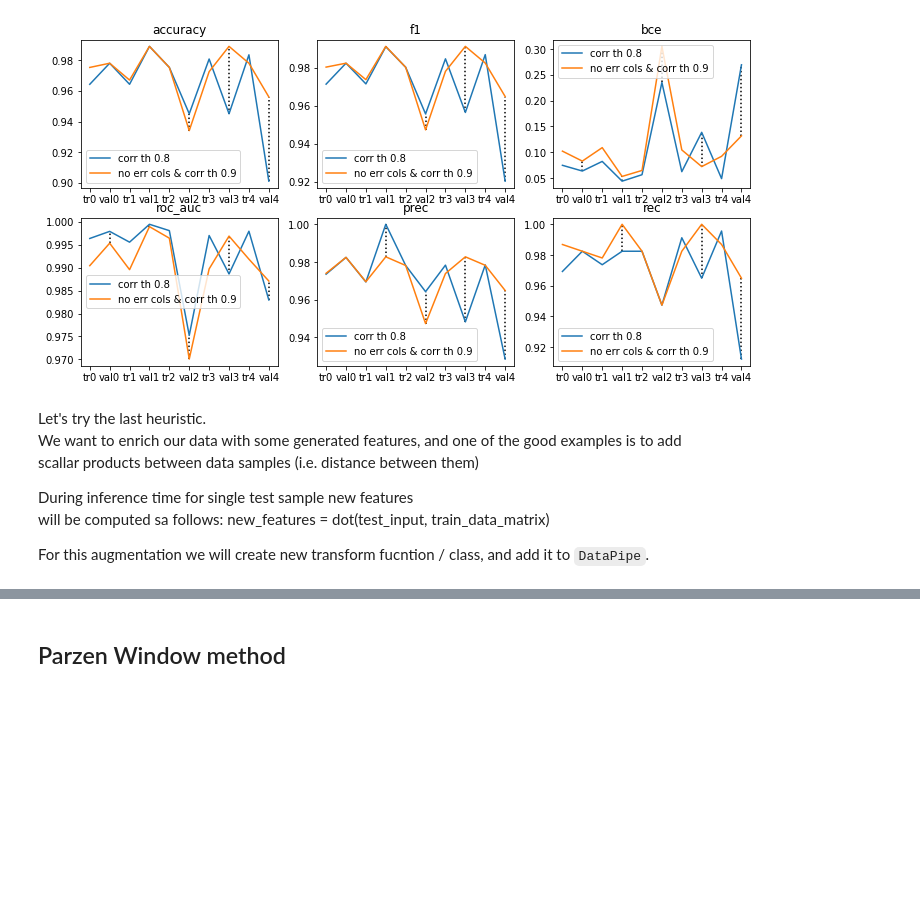
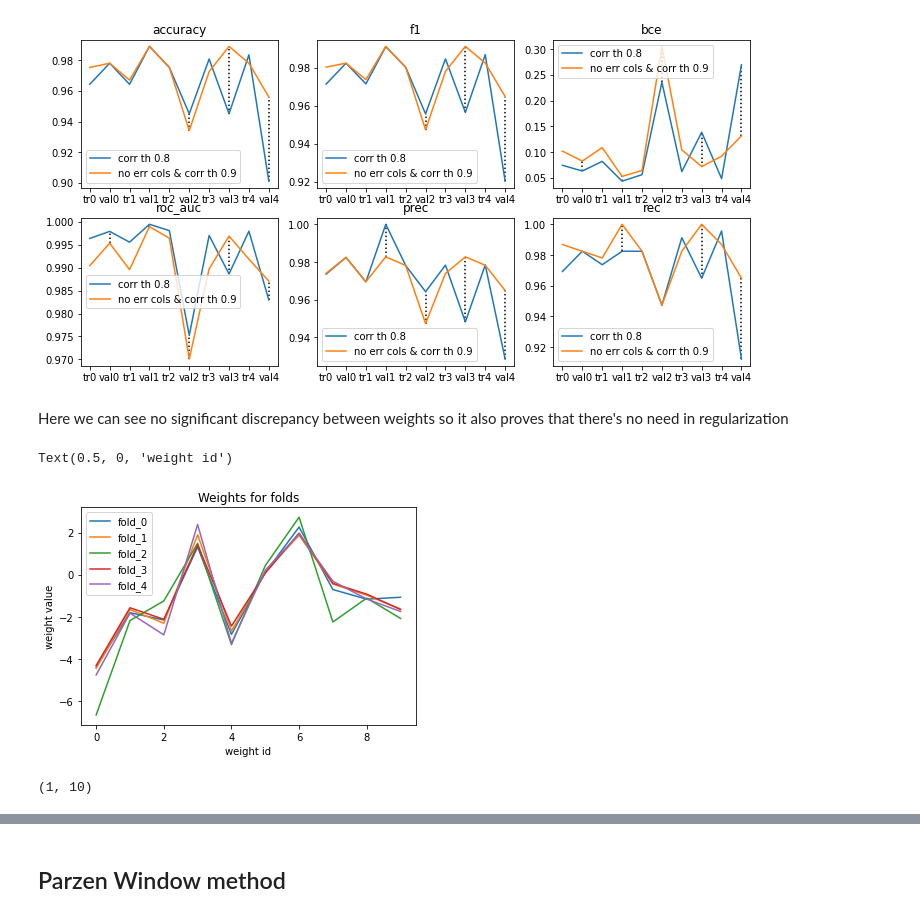
Before and after one commit to arseniybelkov/ml_vorontsov, a Jupyter notebook: task11/task11.ipynb, the cells around one changed output, grey strips where cells are left out. Drawn from its saved outputs; the diff is of its cells as text; code cells hidden in the pictures; blank space fills up the shorter version.

Commit message:
finished logreg

```diff
--- a/task11/task11.ipynb
+++ b/task11/task11.ipynb
@@ -278,12 +278,13 @@ def compute_metrics(y, probas) -> tuple:
     recall = recall_score(y, probas[:, 1] > 0.5)
     return accuracy, f1, bce, roc_auc, precision, recall # going all out
 
-def objective_logreg(trial, x_tr, y_tr, x_val, y_val, model_params: dict) -> tuple:
+def objective_logreg(trial, x_tr, y_tr, x_val, y_val,
+                     model_params: dict, architecture_module) -> tuple:
     C = trial.suggest_float("C", 1e-6, 1e6)
     l1_ratio = trial.suggest_float('l1_ratio', 0, 1)
 
     # train
-    model = LogisticRegression(C=C, l1_ratio=l1_ratio, **model_params)
+    model = architecture_module(C=C, l1_ratio=l1_ratio, **model_params)
     model = model.fit(x_tr, y_tr)
 
     # eval
@@ -292,7 +293,8 @@ def objective_logreg(trial, x_tr, y_tr, x_val, y_val, model_params: dict) -> tup
     acc, f1, bce, roc_auc, prec, rec = compute_metrics(y_val, probas)
     return acc, f1, bce, roc_auc, prec, rec
 # %%
-def train_logreg(data_pipeline: DataPipe, objective, model_params: dict):
+def train_logreg(data_pipeline: DataPipe, objective, model_params: dict,
+                 drop_params: Optional[List[str]]=None, architecture_module=LogisticRegression):
 
     studies = {}
     models = {}
@@ -306,14 +308,16 @@ def train_logreg(data_pipeline: DataPipe, objective, model_params: dict):
 
         studies[i] = optuna.create_study(directions=['maximize', 'maximize', 'minimize',
                                                     'maximize', 'maximize', 'maximize'])
-        studies[i].optimize(lambda trial: objective(trial, x_tr, y_tr, x_val, y_val, model_params),
+        studies[i].optimize(lambda trial: objective(trial, x_tr, y_tr, x_val, y_val,
+                                                    model_params, architecture_module),
                             n_trials=100, show_progress_bar=True, n_jobs=-1)
 
-        # models[i] = LogisticRegression(penalty='elasticnet', solver='saga',
-        #                         C=1/study_params['lambda_reg'],  max_iter=10000,
-        #                         l1_ratio=study_params['weight_decay_ratio'])
+        _study_params = studies[i].best_trials[0].params.copy()
 
-        models[i] = LogisticRegression(**studies[i].best_trials[0].params, **model_params)
+        if drop_params:
+            for p in drop_params:
+                _ = _study_params.pop(p, None)
+        models[i] = architecture_module(**_study_params, **model_params)
 
         models[i] = models[i].fit(x_tr, y_tr)
 
@@ -505,12 +510,3 @@ metrics_ne
 plot_metrics(metrics, metrics_ne, "corr th 0.8", "no err cols & corr th 0.9") # black dot lines connects val metrics
 # %% [output]
 [figure]
-# %% [markdown]
-Let's try the last heuristic.
-We want to enrich our data with some generated features, and one of the good examples is to add
-scallar products between data samples (i.e. distance between them)
-
-During inference time for single test sample new features
-will be computed sa follows: new_features = dot(test_input, train_data_matrix)
-
-For this augmentation we will create new transform fucntion / class, and add it to `DataPipe`.
@@ -531,0 +513,16 @@ class DistanceKernel:
+# %% [markdown]
+Here we can see no significant discrepancy between weights so it also proves that there's no need in regularization
+# %%
+for i in range(5):
+    plt.plot(models_ne[i].coef_[0], label=f"fold_{i}")
+plt.legend()
+plt.title('Weights for folds')
+plt.ylabel('weight value')
+plt.xlabel('weight id')
+# %% [output]
+Text(0.5, 0, 'weight id')
+[figure, added]
+# %%
+models_ne[0].coef_.shape
+# %% [output]
+(1, 10)
```
Also changed, not shown: parts of 23 cells of this notebook.
